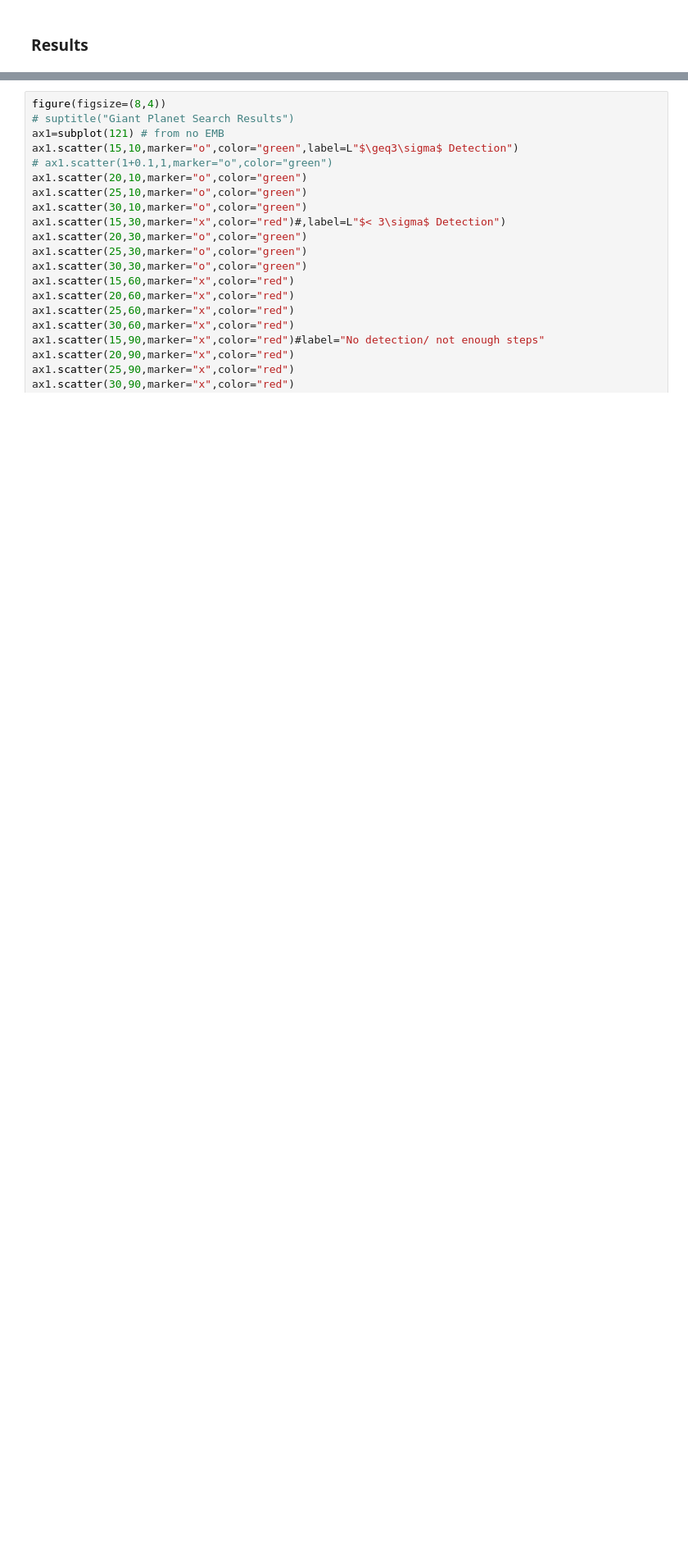
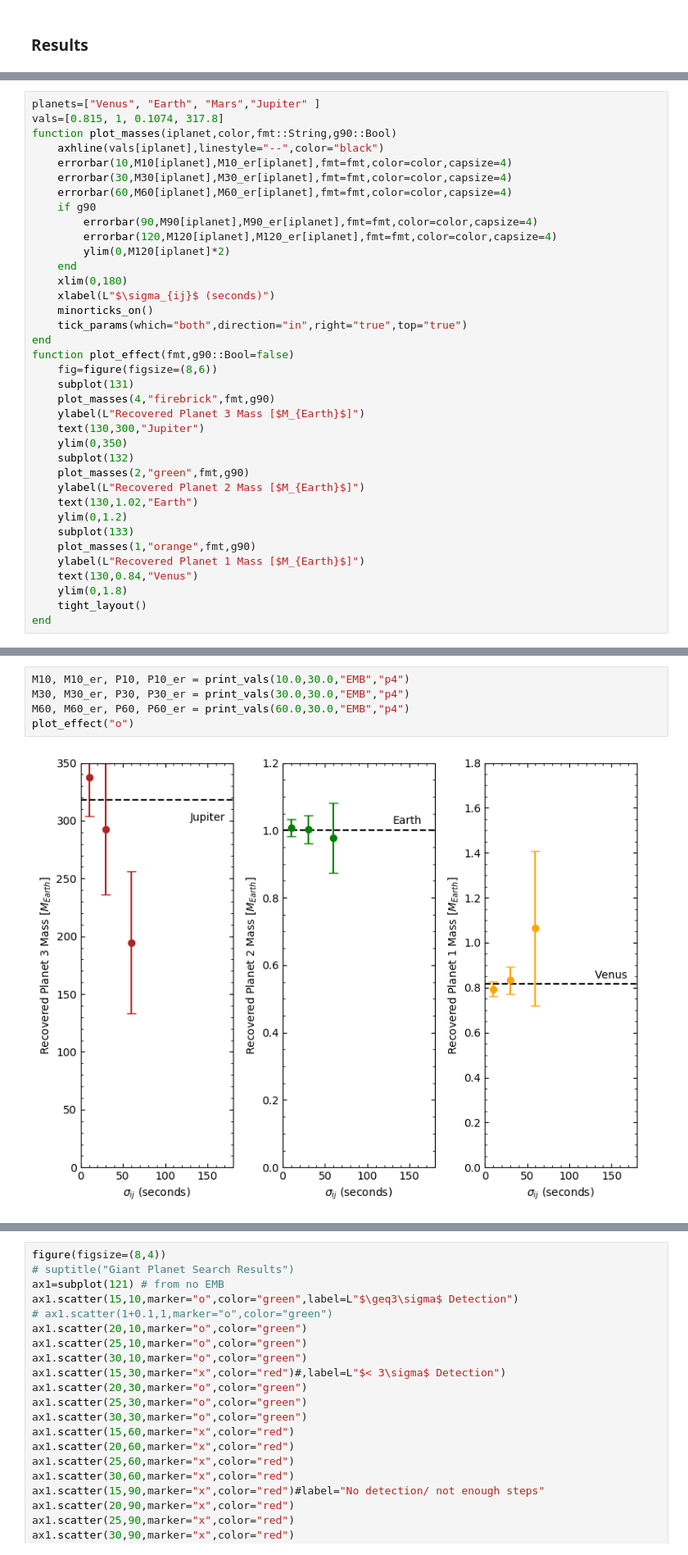
Before and after one commit to bmlindor/ttv_ss, a Jupyter notebook: runs.ipynb, the cells around one changed output, grey strips where cells are left out. Shown at 82% size. Saved outputs shown, nothing was run; the diff lists cells and outputs as text; blank space fills up the shorter version.

Commit message:
add timing effect plots

```diff
--- a/runs.ipynb
+++ b/runs.ipynb
@@ -335,0 +47,37 @@ PyObject Text(0.5, 29.299999999999997, '$\\sigma_{i,j}$ (seconds)')
+# %%
+planets=["Venus", "Earth", "Mars","Jupiter" ]
+vals=[0.815, 1, 0.1074, 317.8]
+function plot_masses(iplanet,color,fmt::String,g90::Bool)
+    axhline(vals[iplanet],linestyle="--",color="black")
+    errorbar(10,M10[iplanet],M10_er[iplanet],fmt=fmt,color=color,capsize=4)
+    errorbar(30,M30[iplanet],M30_er[iplanet],fmt=fmt,color=color,capsize=4)
+    errorbar(60,M60[iplanet],M60_er[iplanet],fmt=fmt,color=color,capsize=4)
+    if g90
+        errorbar(90,M90[iplanet],M90_er[iplanet],fmt=fmt,color=color,capsize=4)
+        errorbar(120,M120[iplanet],M120_er[iplanet],fmt=fmt,color=color,capsize=4)
+        ylim(0,M120[iplanet]*2)
+    end
+    xlim(0,180)
+    xlabel(L"$\sigma_{ij}$ (seconds)")
+    minorticks_on()
+    tick_params(which="both",direction="in",right="true",top="true")
+end
+function plot_effect(fmt,g90::Bool=false)
+    fig=figure(figsize=(8,6))
+    subplot(131)
+    plot_masses(4,"firebrick",fmt,g90)
+    ylabel(L"Recovered Planet 3 Mass [$M_{Earth}$]")
+    text(130,300,"Jupiter")
+    ylim(0,350)
+    subplot(132)
+    plot_masses(2,"green",fmt,g90)
+    ylabel(L"Recovered Planet 2 Mass [$M_{Earth}$]")
+    text(130,1.02,"Earth")
+    ylim(0,1.2)
+    subplot(133)
+    plot_masses(1,"orange",fmt,g90)
+    ylabel(L"Recovered Planet 1 Mass [$M_{Earth}$]")
+    text(130,0.84,"Venus")
+    ylim(0,1.8)
+    tight_layout()
+end
@@ -335,0 +113,7 @@ PyObject Text(0.5, 29.299999999999997, '$\\sigma_{i,j}$ (seconds)')
+# %%
+M10, M10_er, P10, P10_er = print_vals(10.0,30.0,"EMB","p4")
+M30, M30_er, P30, P30_er = print_vals(30.0,30.0,"EMB","p4")
+M60, M60_er, P60, P60_er = print_vals(60.0,30.0,"EMB","p4")
+plot_effect("o")
+# %% [output]
+[figure, added]
```
Also changed, not shown: parts of 21 cells of this notebook, 15 other files.
